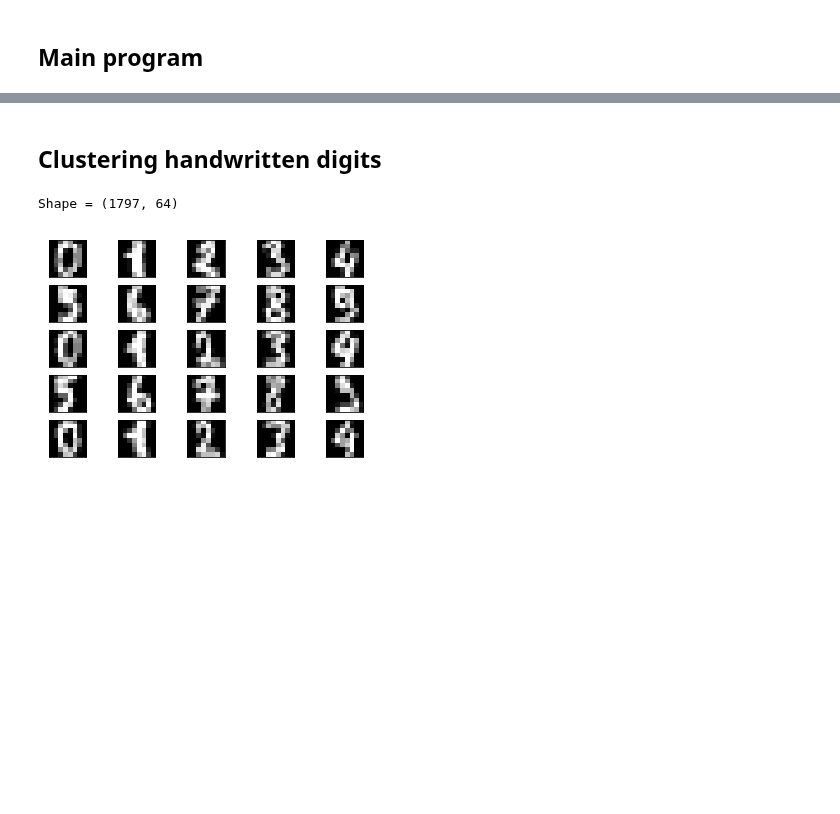
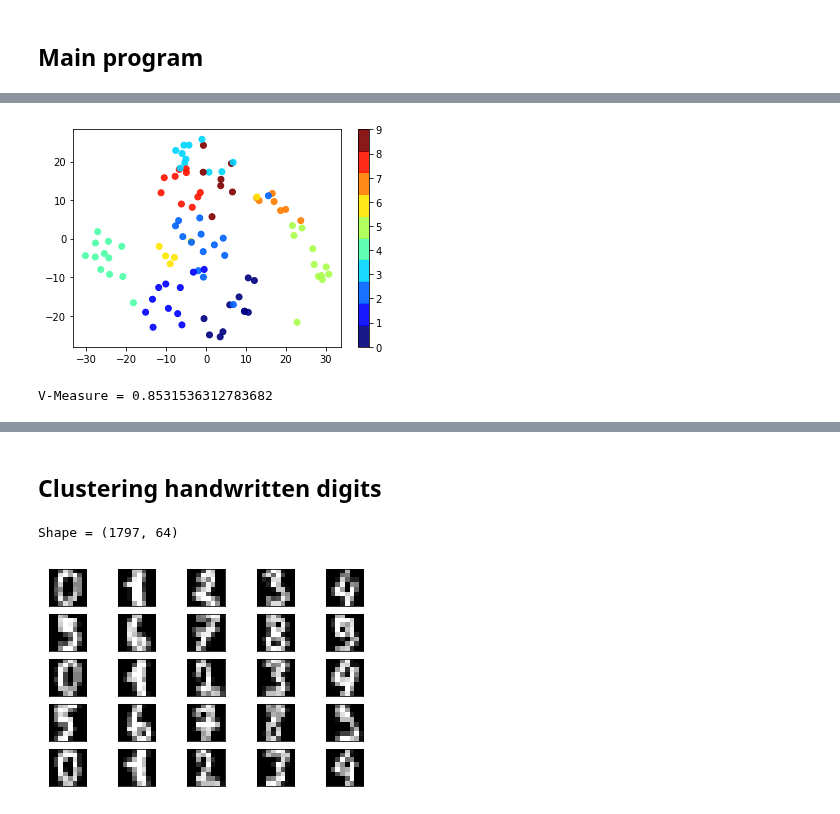
Before and after one commit to patricsteiner/image_clustering, a Jupyter notebook: intelligent_image_clustering.ipynb, the cells around one changed output, grey strips where cells are left out. Saved outputs shown, nothing was run; the diff lists cells and outputs as text; code cells hidden in the pictures; blank space fills up the shorter version.

```diff
--- a/intelligent_image_clustering.ipynb
+++ b/intelligent_image_clustering.ipynb
@@ -144,3 +147,23 @@ def extract_edge_features(images, histogram=False, visualise=False):
+# %%
+def euclidean_distance(X):
+    n_samples = X.shape[0]
+    distanceMatrix = np.zeros((n_samples, n_samples))
+    for i in range(n_samples):
+        for j in range(n_samples):
+            distanceMatrix[i, j] = np.linalg.norm(X[i, :] - X[j, :]) # euclidean distance
+    return distanceMatrix
+
+def distance_to_similarity(distanceMatrix, beta=.5):
+    # sklearn proposes to use similarity isntead of distance for spectral clustering
+    # beta = .5 seems to yield the best results, in paper they use 1
+    similarityMatrix = np.exp(-beta * distanceMatrix / distanceMatrix.var())
+    return similarityMatrix
+
+
+def learn_distance(X, y, num_constraints=100, verbose=True):
+    from metric_learn import ITML_Supervised
+    itml = ITML_Supervised(num_constraints=num_constraints, verbose=verbose)
+    return itml.fit(X, y).transform()
 # %% [markdown]
 ## Main program
 # %%
@@ -285,0 +292,10 @@ V-Measure = 0.35053472169843225
+# %%
+#trying on digits
+dist = euclidean_distance(scale(X))
+sim = distance_to_similarity(dist)
+n_clusters=10
+pred = SpectralClustering(n_clusters=n_clusters, affinity="precomputed").fit_predict(sim)
+evaluate(X, y, pred, n_clusters, "")
+# %% [output]
+[figure, added]
+V-Measure = 0.8531536312783682
```
Also changed, not shown: parts of 13 cells of this notebook.
